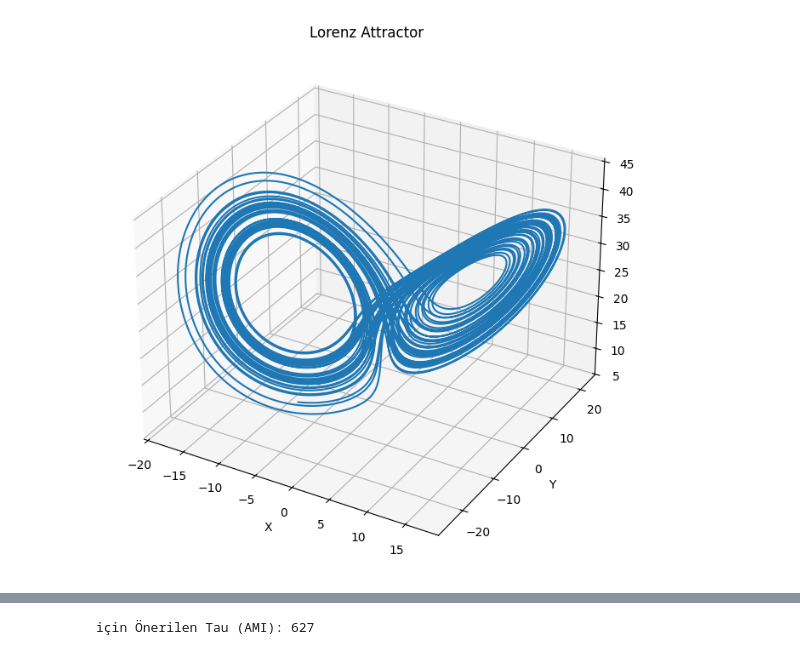
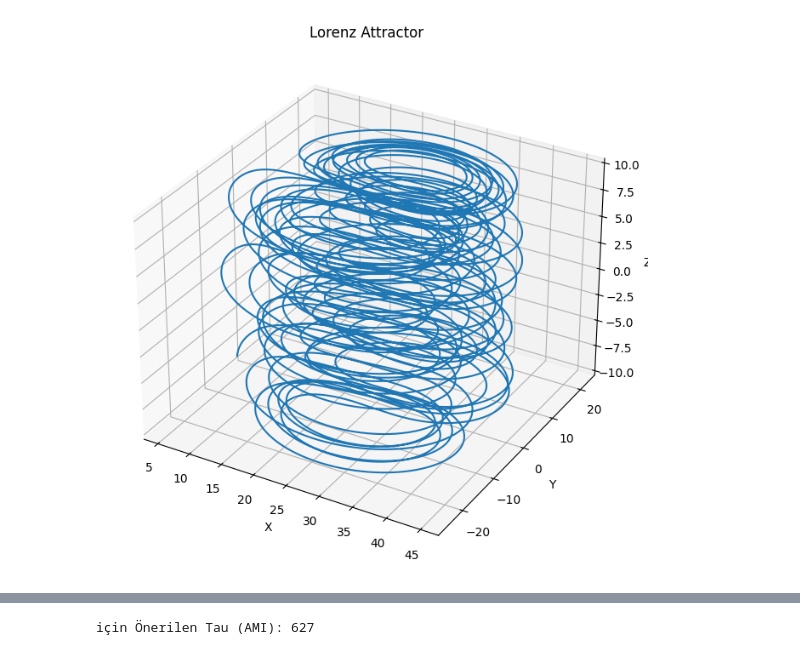
Before and after one commit to Batuhansaylam26/yl_project, a Jupyter notebook: notebooks/nolitsa.ipynb, the cells around one changed output, grey strips where cells are left out. Cells and saved outputs as stored; diff of their text form; code cells hidden in the pictures.

```diff
--- a/notebooks/nolitsa.ipynb
+++ b/notebooks/nolitsa.ipynb
@@ -12,11 +49,11 @@ lorenze_df = pd.read_csv('../data/lorenze_attractor.csv', index_col=0)
 # %%
 fig = plt.figure(figsize=(12, 8))
 ax = fig.add_subplot(111, projection='3d')
-ax.plot(lorenze_df['X'], lorenze_df['Y'], lorenze_df['Z'])
+ax.plot(lorenze_df['Z'], lorenze_df['Y'], lorenze_df['U'])
 ax.set_xlabel('X')
 ax.set_ylabel('Y')
 ax.set_zlabel('Z')
 ax.set_title('Lorenz Attractor')
 plt.show()
 # %% [output]
-[figure, old version]
+[figure, new version]
```
Also changed, not shown: parts of 27 cells of this notebook, 6 other files.
